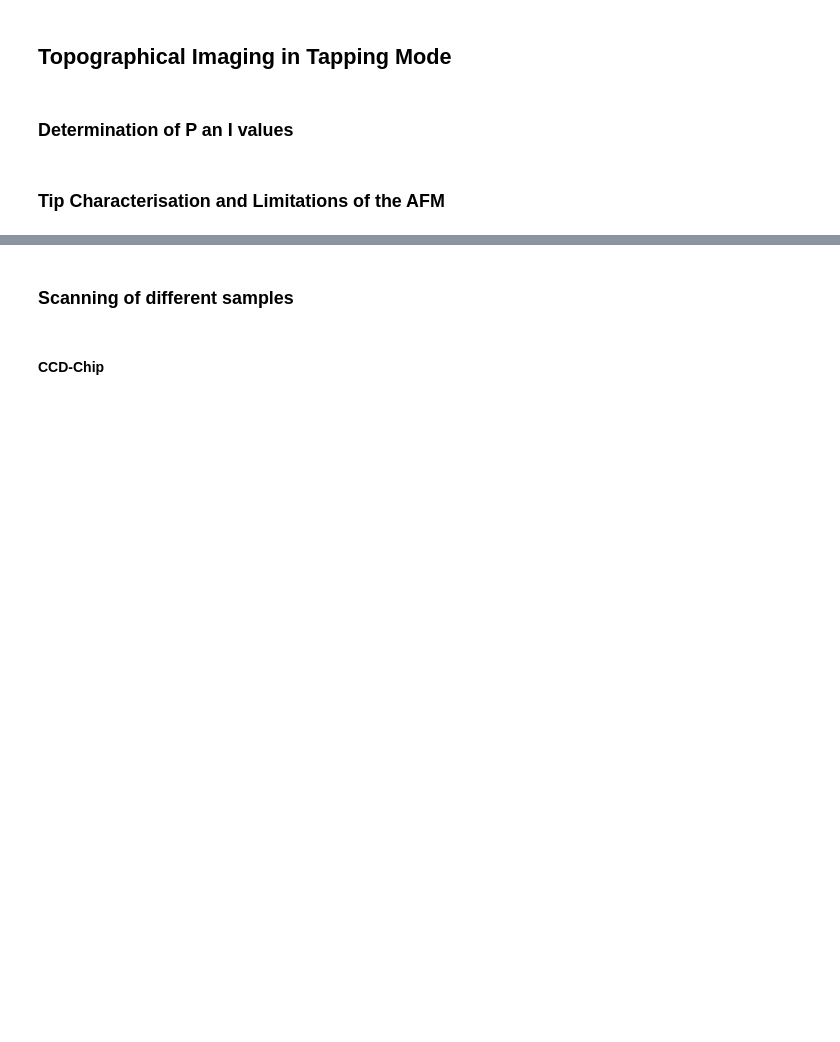
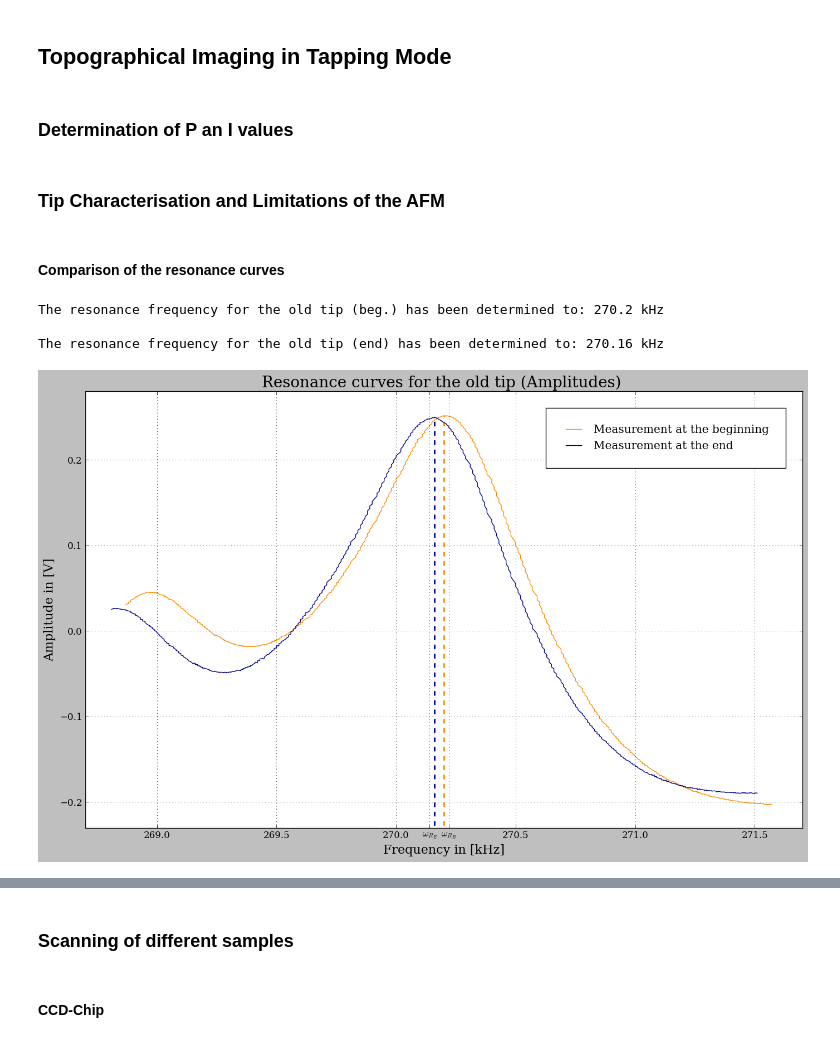
Before and after one commit to mathieukaltschmidt/FP-physics-lab-course, a Jupyter notebook: F29 Atomic Force Microscopy/Python/F29.ipynb, the cells around one changed output, grey strips where cells are left out. Saved outputs shown, nothing was run; the diff lists cells and outputs as text; code cells hidden in the pictures; blank space fills up the shorter version.

Commit message:
Added DATA for F29

```diff
--- a/F29 Atomic Force Microscopy/Python/F29.ipynb
+++ b/F29 Atomic Force Microscopy/Python/F29.ipynb
@@ -24,2 +30,46 @@ plt.rcParams['errorbar.capsize']=2
 # %% [markdown]
 ### Tip Characterisation and Limitations of the AFM
+# %% [markdown]
+#### Comparison of the resonance curves
+# %%
+#DATA
+freq_old1, ampl_old1, phase_old1 = np.loadtxt(r'DATA/Tips/resonance_old_beg.dat' , skiprows = 2, unpack = True)
+freq_old2, ampl_old2, phase_old2 = np.loadtxt(r'DATA/Tips/resonance_old_end.dat' , skiprows = 2, unpack = True)
+freq_new, ampl_new, phase_new = np.loadtxt(r'DATA/Tips/resonance_new.dat' , skiprows = 2, unpack = True)
+# %%
+#Resonance frequencys old tip
+mask_old1 = argrelextrema(ampl_old1, np.greater_equal, order = 1000)
+print('The resonance frequency for the old tip (beg.) has been determined to: ' + str(freq_old1[mask_old1][0]) + ' kHz')
+
+print()
+
+mask_old2 = argrelextrema(ampl_old2, np.greater_equal, order = 1000)
+print('The resonance frequency for the old tip (end) has been determined to: ' + str(freq_old2[mask_old2][0]) + ' kHz')
+# %% [output]
+The resonance frequency for the old tip (beg.) has been determined to: 270.2 kHz
+
+The resonance frequency for the old tip (end) has been determined to: 270.16 kHz
+# %%
+#Plotting the amplitudes for the old tip
+plt.plot(freq_old1, ampl_old1, color='darkorange',label='Measurement at the beginning')
+plt.plot((freq_old1[mask_old1][0],freq_old1[mask_old1][0]),(-0.4,ampl_old1[mask_old1][0]),'darkorange',linewidth=2, linestyle='dashed')
+
+plt.plot(freq_old2, ampl_old2, color='darkblue',label='Measurement at the end')
+plt.plot((freq_old2[mask_old2][0],freq_old2[mask_old2][0]),(-0.4,ampl_old2[mask_old2][0]),'darkblue',linewidth=2, linestyle='dashed')
+
+
+plt.xlim(268.7,271.7)
+plt.xticks([269.0,269.5,270.0,freq_old2[mask_old2][0]-0.02,freq_old1[mask_old2][0],270.5,271.0,271.5],[269.0,269.5,270.0,r'$\omega_{R_E}$',r'$\omega_{R_B}$',270.5,271.0,271.5])
+plt.ylim(-0.23,0.28)
+plt.title("Resonance curves for the old tip (Amplitudes) ", size = 20)
+plt.xlabel(r'Frequency in [kHz]', size=16)
+plt.ylabel(r'Amplitude in [V]', size=16)
+
+plt.legend(frameon=True,fontsize='large', borderpad=1.5, borderaxespad=1.5,loc='best')
+plt.grid(ls='dotted')
+
+#Saving figure
+plt.tight_layout()
+plt.savefig('Plots/res_ampl_old.pdf', format='PDF')
+# %% [output]
+[figure, added]
```
Also changed, not shown: parts of 11 cells of this notebook, 58 other files.
